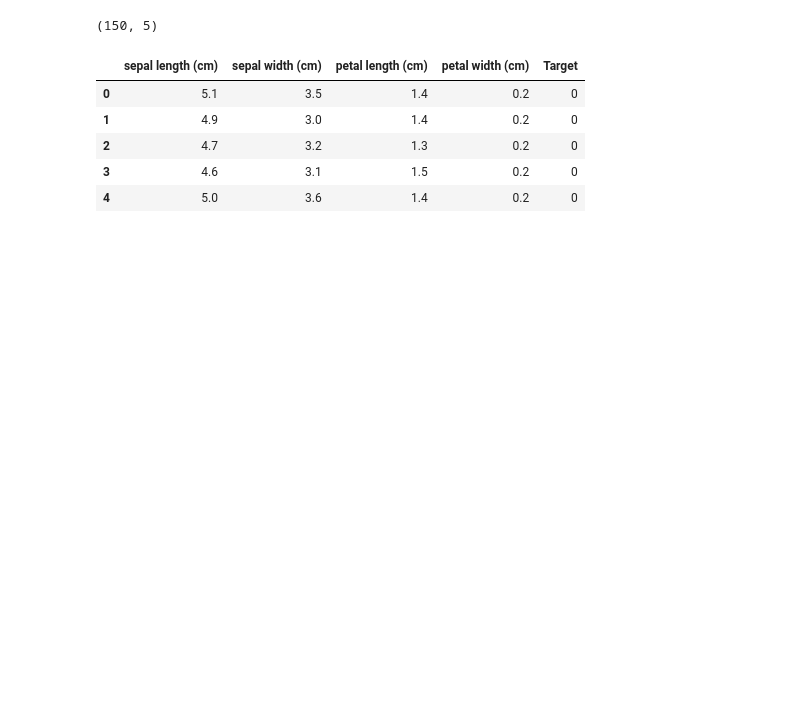
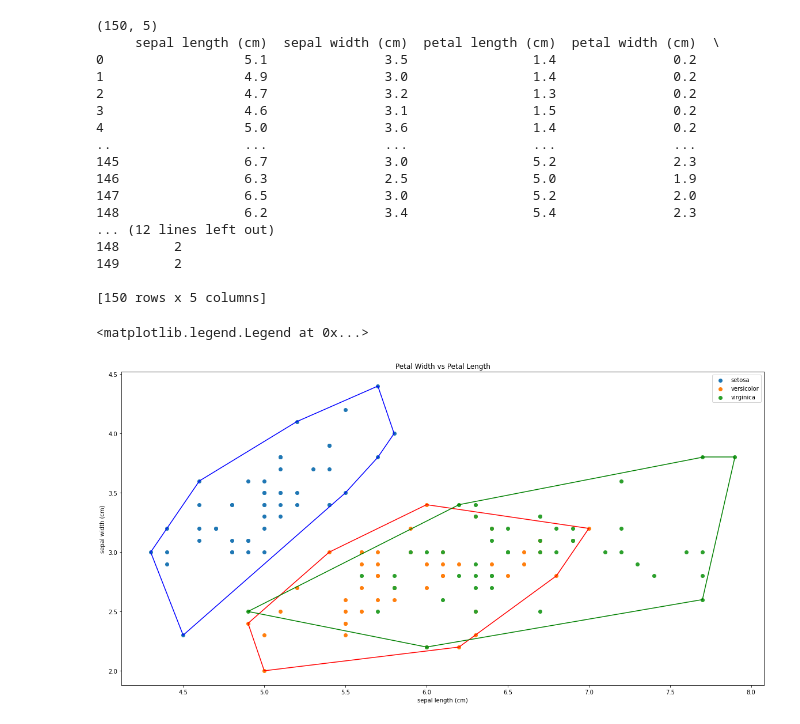
Before and after one commit to daffarg/Tucil2-Stima, a Jupyter notebook: main.ipynb, the cells around one changed output. Drawn from its saved outputs; the diff is of its cells as text; code cells hidden in the pictures; blank space fills up the shorter version.

```diff
--- a/main.ipynb
+++ b/main.ipynb
@@ -3,18 +3,50 @@ import numpy as np
 import pandas as pd
 import matplotlib.pyplot as plt
 from sklearn import datasets
+from scipy.spatial import ConvexHull
 
 data = datasets.load_iris()
 #create a DataFrame
 df = pd.DataFrame(data.data, columns=data.feature_names)
 df['Target'] = pd.DataFrame(data.target)
+# kolom target adalah nama2 bunga --> data.target_names = ['setosa' 'versicolor' 'virginica']
 print(df.shape)
-df.head()
+print(df)
 # %% [output]
 (150, 5)
+     sepal length (cm)  sepal width (cm)  petal length (cm)  petal width (cm)  \
+0                  5.1               3.5                1.4               0.2
+1                  4.9               3.0                1.4               0.2
+2                  4.7               3.2                1.3               0.2
+3                  4.6               3.1                1.5               0.2
+4                  5.0               3.6                1.4               0.2
+..                 ...               ...                ...               ...
+145                6.7               3.0                5.2               2.3
+146                6.3               2.5                5.0               1.9
+147                6.5               3.0                5.2               2.0
+148                6.2               3.4                5.4               2.3
+... (12 lines left out)
+148       2
+149       2
+
+[150 rows x 5 columns]
-|  | sepal length (cm) | sepal width (cm) | petal length (cm) | petal width (cm) | Target |
-| 0 | 5.1 | 3.5 | 1.4 | 0.2 | 0 |
-| 1 | 4.9 | 3.0 | 1.4 | 0.2 | 0 |
-| 2 | 4.7 | 3.2 | 1.3 | 0.2 | 0 |
-| 3 | 4.6 | 3.1 | 1.5 | 0.2 | 0 |
-| 4 | 5.0 | 3.6 | 1.4 | 0.2 | 0 |
+# %%
+plt.figure(figsize = (20, 10))
+colors = ['b','r','g']
+plt.title('Petal Width vs Petal Length')
+
+# set label diagram
+plt.xlabel(data.feature_names[0])
+plt.ylabel(data.feature_names[1])
+
+for i in range(len(data.target_names)):
+    bucket = df[df['Target'] == i] # membagi 3 dataset iris sesuai target (0, 1, 2)
+    bucket = bucket.iloc[:,[0,1]].values # mengambil atribut sepal width dan length lalu menjadikannya sbg array 2 dimensi
+    hull = ConvexHull(bucket) #bagian ini diganti dengan hasil implementasi ConvexHull Divide & Conquer
+    plt.scatter(bucket[:, 0], bucket[:, 1], label=data.target_names[i])
+    for simplex in hull.simplices:
+        plt.plot(bucket[simplex, 0], bucket[simplex, 1], colors[i])
+plt.legend()
+# %% [output]
+<matplotlib.legend.Legend at 0x...>
+[figure, added]
```
